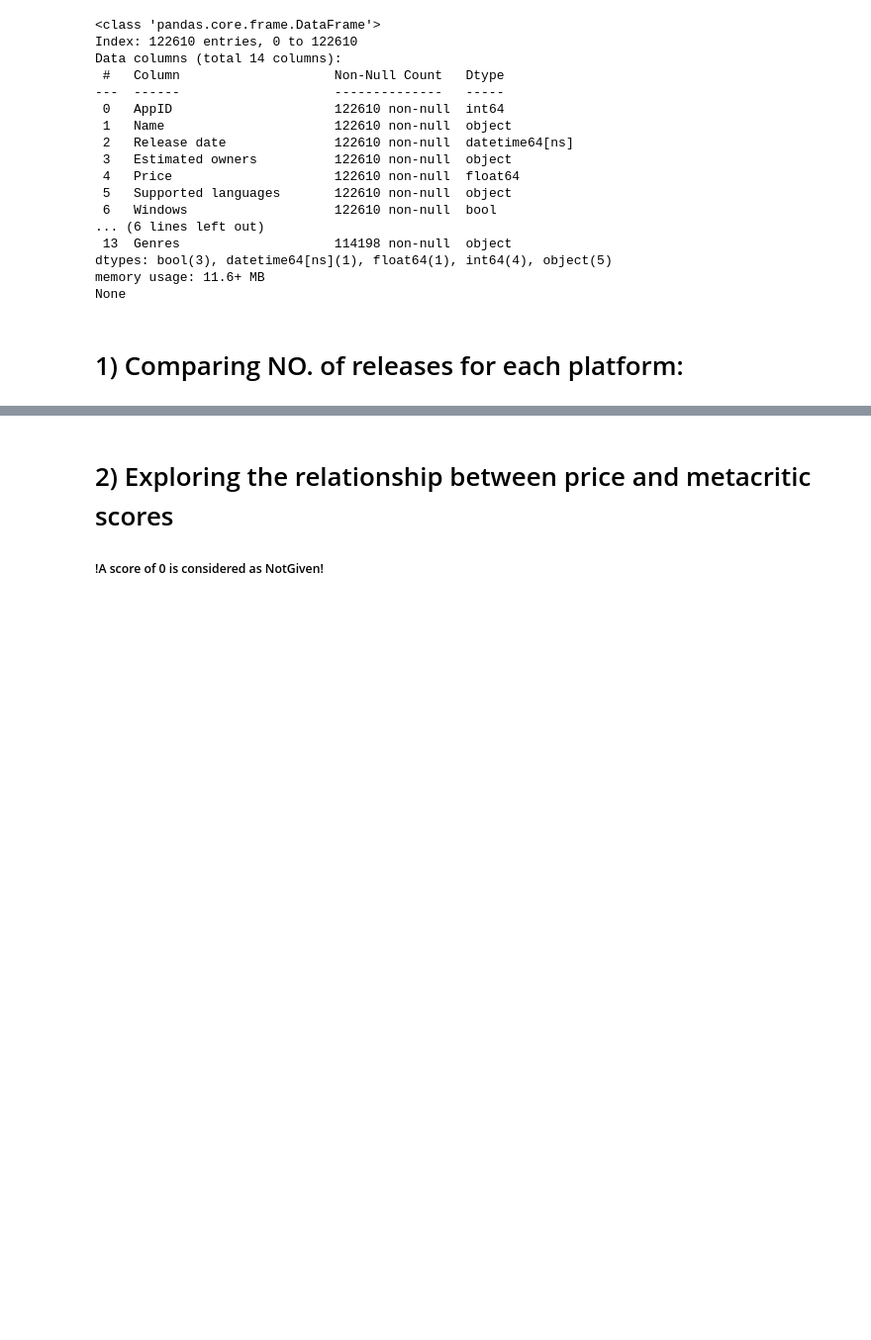
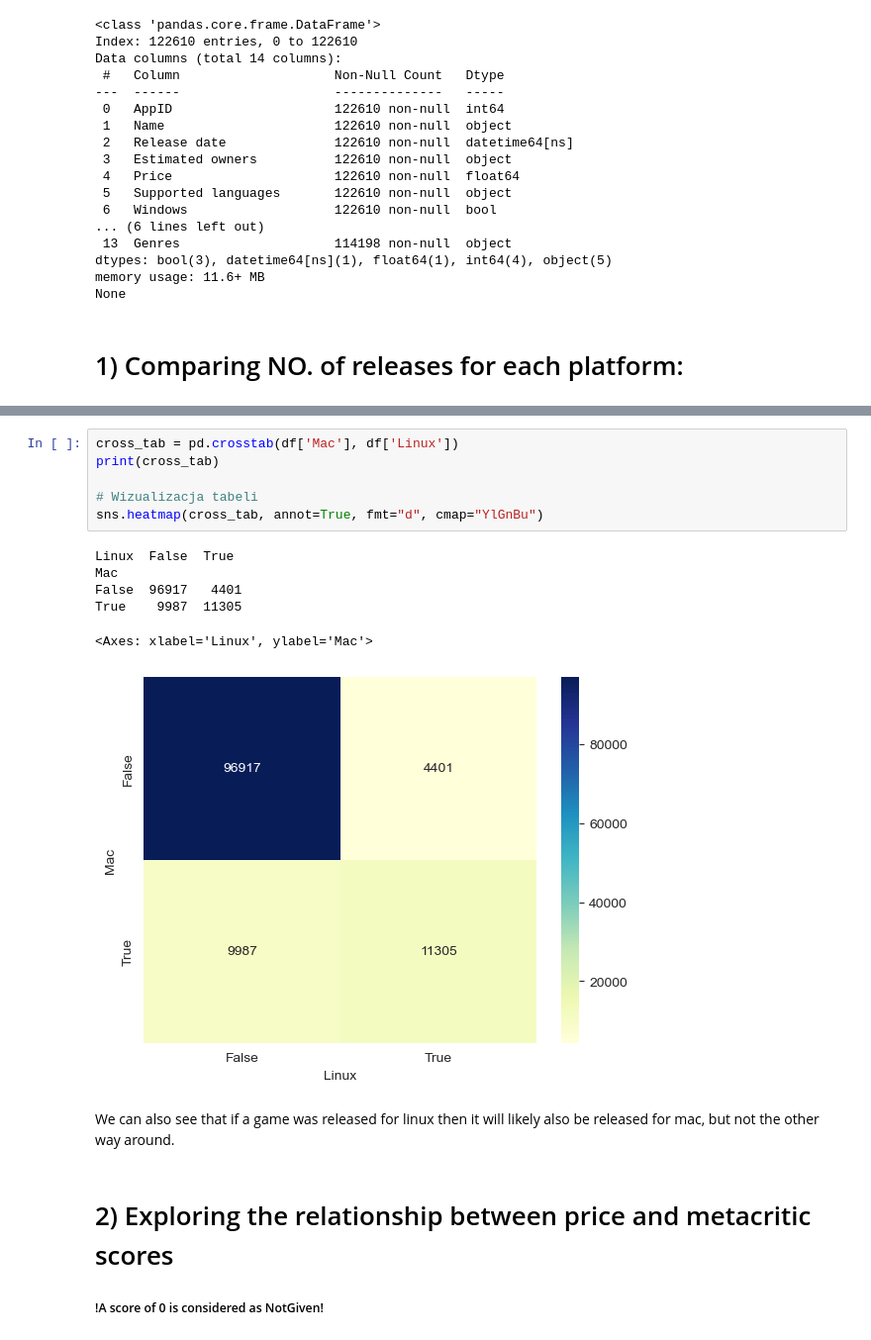
Before and after one commit to Drag0neUsz/EDA1_Steam_Games, a Jupyter notebook: EDA0.ipynb, the cells around one changed output, grey strips where cells are left out. Shown at 99% size. Drawn from its saved outputs; the diff is of its cells as text; blank space fills up the shorter version.

Commit message:
Finished chapter 4, removed previous 5) because why not I want to do some other projects.

```diff
--- a/EDA0.ipynb
+++ b/EDA0.ipynb
@@ -110,3 +107,18 @@ It was quite predictable that Windows was going to dominate the field although i
+# %%
+cross_tab = pd.crosstab(df['Mac'], df['Linux'])
+print(cross_tab)
+
+# Wizualizacja tabeli
+sns.heatmap(cross_tab, annot=True, fmt="d", cmap="YlGnBu")
+# %% [output]
+Linux  False  True
+Mac
+False  96917   4401
+True    9987  11305
+<Axes: xlabel='Linux', ylabel='Mac'>
+[figure, added]
+# %% [markdown]
+We can also see that if a game was released for linux then it will likely also be released for mac, but not the other way around.
 # %% [markdown]
 # 2) Exploring the relationship between price and metacritic scores
 ##### !A score of 0 is considered as NotGiven!
```
Also changed, not shown: parts of 12 cells of this notebook.
